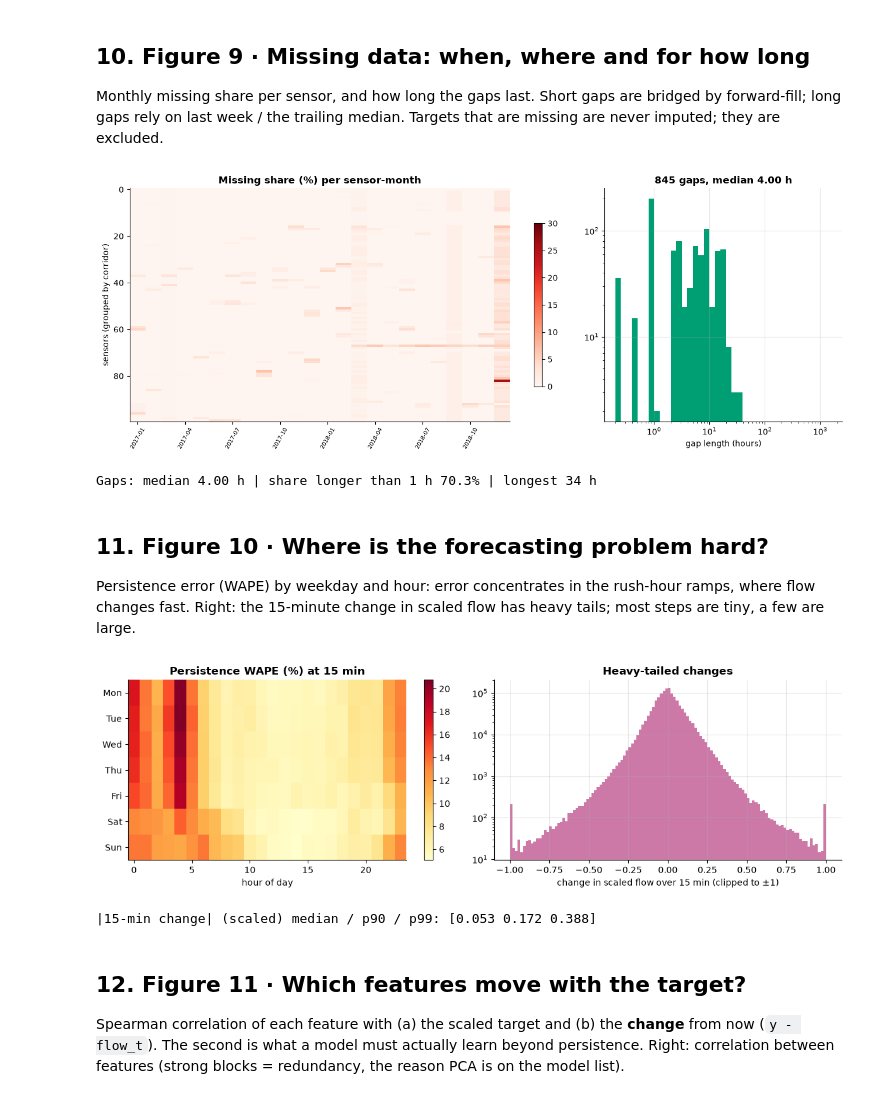
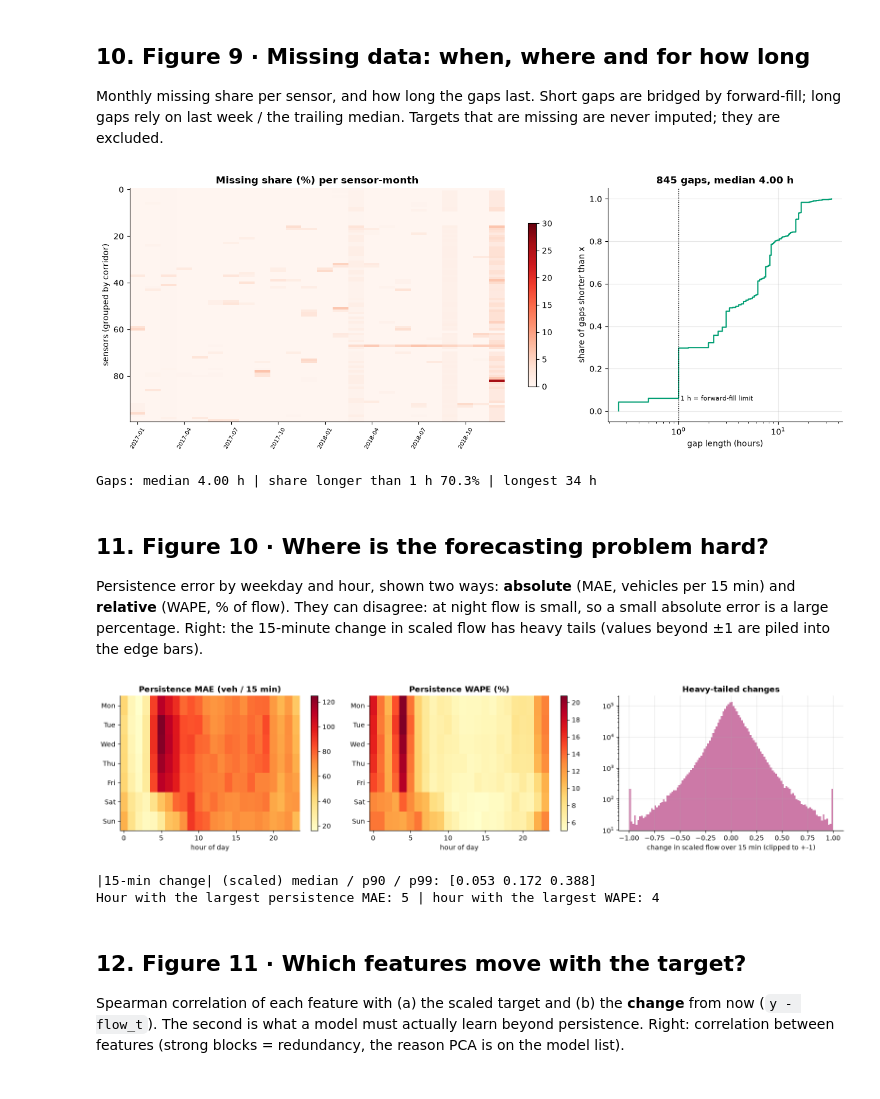
Before and after one commit to praneethem/Traffic-Prediction, a Jupyter notebook: notebooks/01_eda.ipynb, the cells around one changed output. Saved outputs shown, nothing was run; the diff lists cells and outputs as text; code cells hidden in the pictures.

```diff
--- a/notebooks/01_eda.ipynb
+++ b/notebooks/01_eda.ipynb
@@ -3,7 +3,7 @@
 **Rule:** this notebook only looks at **2017-2018** (train + validation). The 2019 test year is never opened here.
 Every figure is saved to `results/figures/` for the report. Run the cells top to bottom (about 5-10 min in total).
 # %%
-import sys, os, warnings
+import sys, os, json, warnings
 from pathlib import Path
 import numpy as np, pandas as pd
 import matplotlib
@@ -23,7 +23,8 @@ plt.rcParams.update({"figure.dpi": 100, "axes.grid": True, "grid.alpha": 0.3, "a
 facts = {}                                   # headline numbers, saved at the end for the report
 
 def savefig(fig, name):
-    fig.tight_layout()
+    if not fig.get_constrained_layout():
+        fig.tight_layout()
     fig.savefig(ev.FIGS / f"{name}.png", dpi=150)
     plt.show()
 # %% [markdown]
@@ -102,10 +103,10 @@ Each sensor is divided by its own mean first, so the colours show *relative* loa
 rel = F / F.mean()
 rel_c = rel.T.groupby(cmap.to_numpy()).mean().T
 slot = rel_c.index.hour * 4 + rel_c.index.minute // 15
-fig, axes = plt.subplots(2, 2, figsize=(12, 6.5), sharex=True, sharey=True)
+fig, axes = plt.subplots(2, 2, figsize=(12, 6.5), sharex=True, sharey=True, constrained_layout=True)
 for ax, c in zip(axes.ravel(), sorted(CCOL)):
     m = rel_c[c].groupby([rel_c.index.dayofweek, slot]).mean().unstack()
-    im = ax.imshow(m.to_numpy(), aspect="auto", cmap="viridis", vmin=0, vmax=1.7,
+    im = ax.imshow(m.to_numpy(), aspect="auto", cmap="viridis", vmin=0, vmax=2.2,
                    extent=[0, 24, 6.5, -0.5])
     ax.set_title(c); ax.grid(False)
     ax.set_yticks(range(7)); ax.set_yticklabels(["Mon", "Tue", "Wed", "Thu", "Fri", "Sat", "Sun"])
@@ -168,7 +169,8 @@ Lowest-traffic days:
 Weekly mean of weekday relative load per corridor. A slow trend or a level shift matters because the models see a
 *trailing* scale: if the level moves, the scaling adapts, but the seasonal-last-week baseline lags behind.
 # %%
-wk = daily_rel[(dts == "Weekday")].resample("W").mean()
+wd = daily_rel[(dts == "Weekday")]
+wk = wd.resample("W").mean()[wd.resample("W").count().iloc[:, 0] >= 4]      # drop partial weeks at the edges
 fig, ax = plt.subplots(figsize=(11, 3.8))
 for c in sorted(CCOL):
     ax.plot(wk.index, wk[c], color=CCOL[c], label=c)
@@ -352,36 +354,43 @@ for j in range(Fv.shape[1]):
     s, e = np.flatnonzero(dx == 1), np.flatnonzero(dx == -1)
     runs.extend((e - s) / 4.0)
 runs = np.array(runs)
-axes[1].hist(runs, bins=np.logspace(-0.7, 3.2, 40), color="#009E73"); axes[1].set_xscale("log"); axes[1].set_yscale("log")
-axes[1].set_xlabel("gap length (hours)"); axes[1].set_title(f"{len(runs):,} gaps, median {np.median(runs):.2f} h")
+xs = np.sort(runs); axes[1].step(xs, np.arange(1, len(xs) + 1) / len(xs), color="#009E73", where="post")
+axes[1].set_xscale("log"); axes[1].set_xlabel("gap length (hours)"); axes[1].set_ylabel("share of gaps shorter than x")
+axes[1].axvline(1, color="k", ls=":", lw=1); axes[1].text(1.05, 0.05, "1 h = forward-fill limit", fontsize=8)
+axes[1].set_title(f"{len(runs):,} gaps, median {np.median(runs):.2f} h")
 savefig(fig, "eda09_missing_data")
 facts["gap_median_hours"] = float(np.median(runs)); facts["gap_share_longer_than_1h"] = float((runs > 1).mean())
 print(f"Gaps: median {np.median(runs):.2f} h | share longer than 1 h {(runs > 1).mean():.1%} | longest {runs.max():.0f} h")
 # %% [output]
-[figure, old version]
+[figure, new version]
 Gaps: median 4.00 h | share longer than 1 h 70.3% | longest 34 h
 # %% [markdown]
 ## 11. Figure 10 · Where is the forecasting problem hard?
-Persistence error (WAPE) by weekday and hour: error concentrates in the rush-hour ramps, where flow changes fast.
-Right: the 15-minute change in scaled flow has heavy tails; most steps are tiny, a few are large.
+Persistence error by weekday and hour, shown two ways: **absolute** (MAE, vehicles per 15 min) and **relative**
+(WAPE, % of flow). They can disagree: at night flow is small, so a small absolute error is a large percentage.
+Right: the 15-minute change in scaled flow has heavy tails (values beyond ±1 are piled into the edge bars).
 # %%
 e = (eda["flow_t"] * eda["sc"] - eda["y_raw"]).abs()
 grid = pd.DataFrame({"e": e, "y": eda["y_raw"], "dow": eda["target_time"].dt.dayofweek, "hr": eda["target_time"].dt.hour})
+mae_g = grid.groupby(["dow", "hr"])["e"].mean().unstack()
 wp = grid.groupby(["dow", "hr"]).apply(lambda x: x["e"].sum() / x["y"].sum()).unstack()
 chg = (eda["y"] - eda["flow_t"]).to_numpy()
-fig, axes = plt.subplots(1, 2, figsize=(12, 3.8))
-im = axes[0].imshow(wp.to_numpy() * 100, aspect="auto", cmap="YlOrRd", extent=[-0.5, 23.5, 6.5, -0.5])
-axes[0].set_yticks(range(7)); axes[0].set_yticklabels(["Mon", "Tue", "Wed", "Thu", "Fri", "Sat", "Sun"]); axes[0].set_xlabel("hour of day")
-axes[0].set_title("Persistence WAPE (%) at 15 min"); axes[0].grid(False); fig.colorbar(im, ax=axes[0])
-axes[1].hist(np.clip(chg, -1, 1), bins=120, color="#CC79A7"); axes[1].set_yscale("log")
-axes[1].set_xlabel("change in scaled flow over 15 min (clipped to ±1)"); axes[1].set_title("Heavy-tailed changes")
+fig, axes = plt.subplots(1, 3, figsize=(16, 3.8))
+for ax, m, ttl, cm in ((axes[0], mae_g, "Persistence MAE (veh / 15 min)", "YlOrRd"), (axes[1], wp * 100, "Persistence WAPE (%)", "YlOrRd")):
+    im = ax.imshow(m.to_numpy(), aspect="auto", cmap=cm, extent=[-0.5, 23.5, 6.5, -0.5])
+    ax.set_yticks(range(7)); ax.set_yticklabels(["Mon", "Tue", "Wed", "Thu", "Fri", "Sat", "Sun"]); ax.set_xlabel("hour of day")
+    ax.set_title(ttl); ax.grid(False); fig.colorbar(im, ax=ax)
+axes[2].hist(np.clip(chg, -1, 1), bins=120, color="#CC79A7"); axes[2].set_yscale("log")
+axes[2].set_xlabel("change in scaled flow over 15 min (clipped to +-1)"); axes[2].set_title("Heavy-tailed changes")
 savefig(fig, "eda10_error_structure")
 q = np.quantile(np.abs(chg), [.5, .9, .99])
 print("|15-min change| (scaled) median / p90 / p99:", np.round(q, 3))
+print("Hour with the largest persistence MAE:", int(mae_g.mean().idxmax()), "| hour with the largest WAPE:", int(wp.mean().idxmax()))
 facts["abs_change_p50_p90_p99"] = [float(v) for v in q]
 # %% [output]
-[figure, old version]
+[figure, new version]
 |15-min change| (scaled) median / p90 / p99: [0.053 0.172 0.388]
+Hour with the largest persistence MAE: 5 | hour with the largest WAPE: 4
 # %% [markdown]
 ## 12. Figure 11 · Which features move with the target?
 Spearman correlation of each feature with (a) the scaled target and (b) the **change** from now (`y - flow_t`).
```
Also changed, not shown: parts of 9 cells of this notebook, 23 other files.
